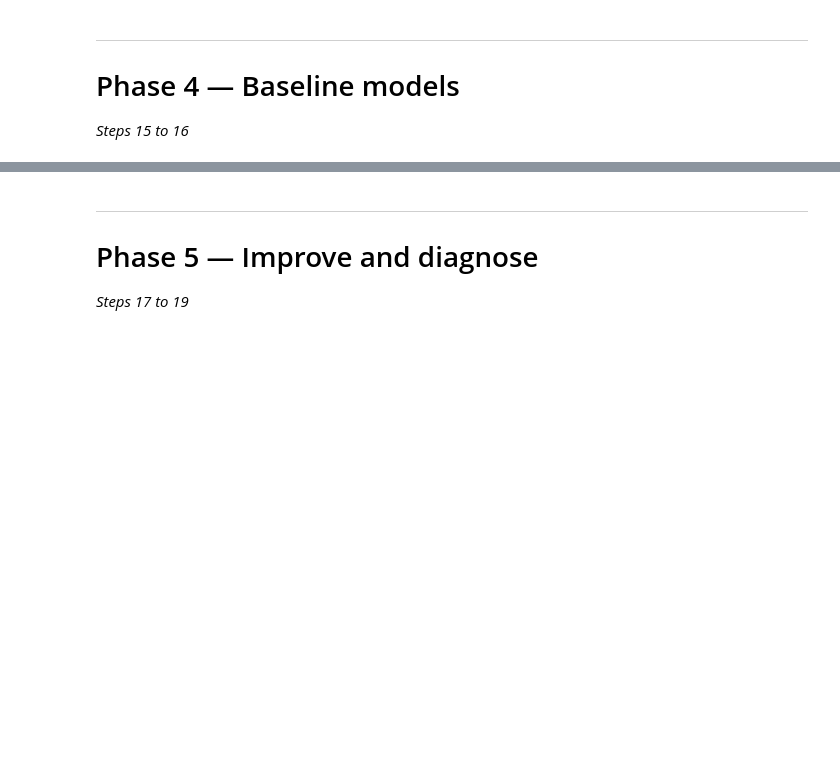
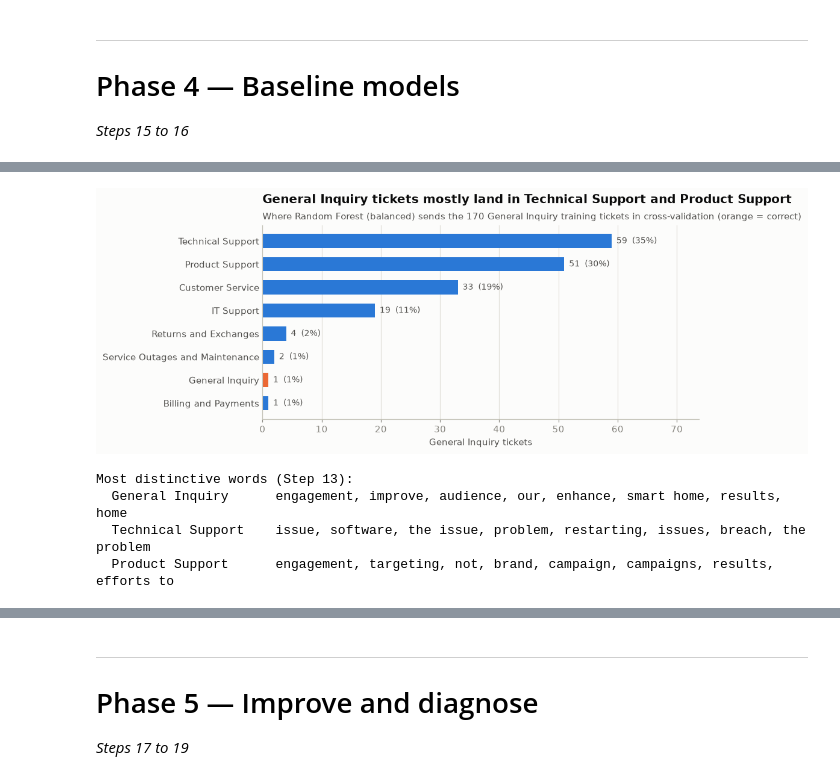
Before and after one commit to karthikiyer365/Live, a Jupyter notebook: topic-classification/department_classifier_pipeline.ipynb, the cells around one changed output, grey strips where cells are left out. Cells and saved outputs as stored; diff of their text form; code cells hidden in the pictures; blank space fills up the shorter version.

```diff
--- a/topic-classification/department_classifier_pipeline.ipynb
+++ b/topic-classification/department_classifier_pipeline.ipynb
@@ -1232,0 +1385,31 @@ Only the grouped number is ever reported as *the* result.
+# %%
+# Step 16 (diagnosis) — where do General Inquiry tickets actually go?
+diagnosed = BEST_BASELINE or models_only["accuracy"].idxmax()
+is_gi = (y_train == "General Inquiry").to_numpy()
+routed = pd.Series(cv_preds[diagnosed][is_gi]).value_counts()
+
+fig, ax = plt.subplots(figsize=(8.5, 3.8))
+colors = [CAT[1] if d == "General Inquiry" else CAT[0] for d in routed.index[::-1]]
+ax.barh(routed.index[::-1], routed.values[::-1], height=0.6, color=colors)
+for yi, v in enumerate(routed.values[::-1]):
+    ax.text(v + 0.8, yi, f"{v}  ({v / is_gi.sum():.0%})", va="center", fontsize=9, color=INK_2)
+ax.set_xlim(0, routed.max() * 1.25)
+ax.grid(axis="y", visible=False)
+ax.tick_params(axis="y", length=0)
+ax.set_xlabel("General Inquiry tickets")
+ax.set_title(f"General Inquiry tickets mostly land in {routed.index[0]}"
+             + (f" and {routed.index[1]}" if len(routed) > 1 else ""), pad=24)
+ax.text(0, 1.03, f"Where {diagnosed} sends the {is_gi.sum()} General Inquiry training tickets in cross-validation "
+        "(orange = correct)", transform=ax.transAxes, fontsize=9.5, color=INK_2)
+plt.show()
+
+print("Most distinctive words (Step 13):")
+for dept in ["General Inquiry", routed.index[0]] + ([routed.index[1]] if len(routed) > 1 else []):
+    if dept in distinctive:
+        print(f"  {dept:20s} {distinctive[dept]}")
+# %% [output]
+[figure, added]
+Most distinctive words (Step 13):
+  General Inquiry      engagement, improve, audience, our, enhance, smart home, results, home
+  Technical Support    issue, software, the issue, problem, restarting, issues, breach, the problem
+  Product Support      engagement, targeting, not, brand, campaign, campaigns, results, efforts to
```
Also changed, not shown: parts of 17 cells of this notebook.
